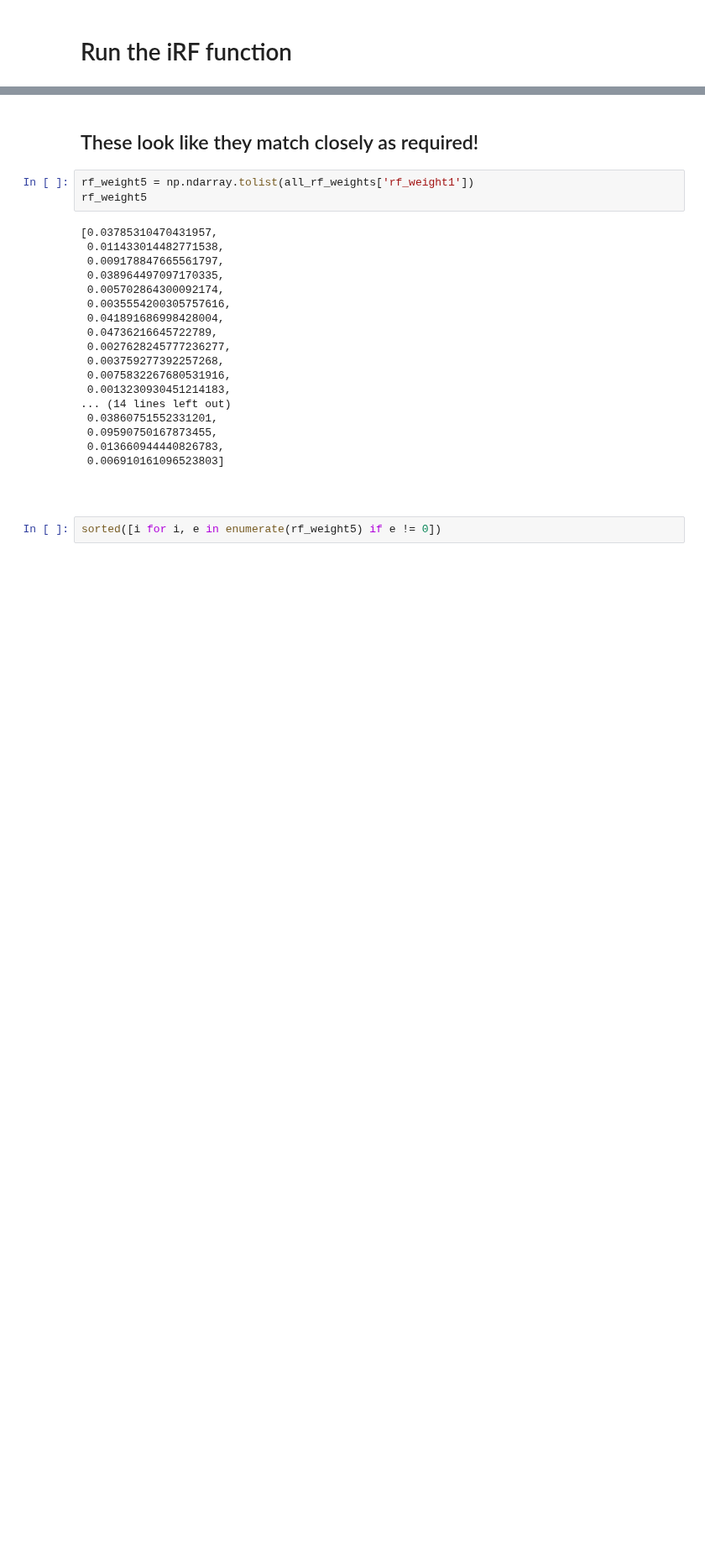
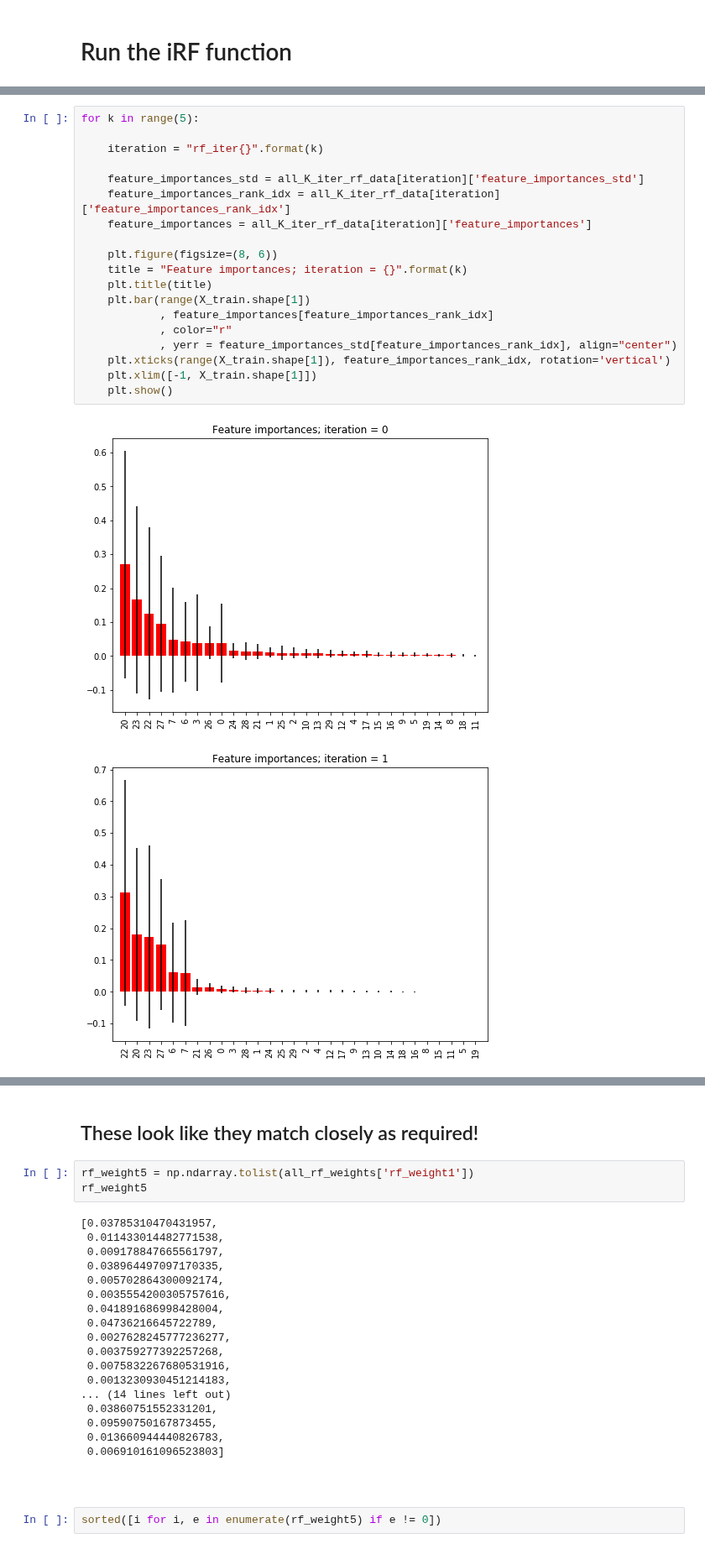
Before and after one commit to Yu-Group/scikit-learn-sandbox, a Jupyter notebook: jupyter/26_iRF_demo.ipynb, the cells around one changed output, grey strips where cells are left out. Shown at 84% size. Drawn from its saved outputs; the diff is of its cells as text; blank space fills up the shorter version.

```diff
--- a/jupyter/26_iRF_demo.ipynb
+++ b/jupyter/26_iRF_demo.ipynb
@@ -463,0 +206,22 @@ stability_score
+# %%
+for k in range(5):
+
+    iteration = "rf_iter{}".format(k)
+
+    feature_importances_std = all_K_iter_rf_data[iteration]['feature_importances_std']
+    feature_importances_rank_idx = all_K_iter_rf_data[iteration]['feature_importances_rank_idx']
+    feature_importances = all_K_iter_rf_data[iteration]['feature_importances']
+
+    plt.figure(figsize=(8, 6))
+    title = "Feature importances; iteration = {}".format(k)
+    plt.title(title)
+    plt.bar(range(X_train.shape[1])
+            , feature_importances[feature_importances_rank_idx]
+            , color="r"
+            , yerr = feature_importances_std[feature_importances_rank_idx], align="center")
+    plt.xticks(range(X_train.shape[1]), feature_importances_rank_idx, rotation='vertical')
+    plt.xlim([-1, X_train.shape[1]])
+    plt.show()
+# %% [output]
+[figure, added]
+[figure, added]
```
Also changed, not shown: parts of 24 cells of this notebook, 1 other file.
